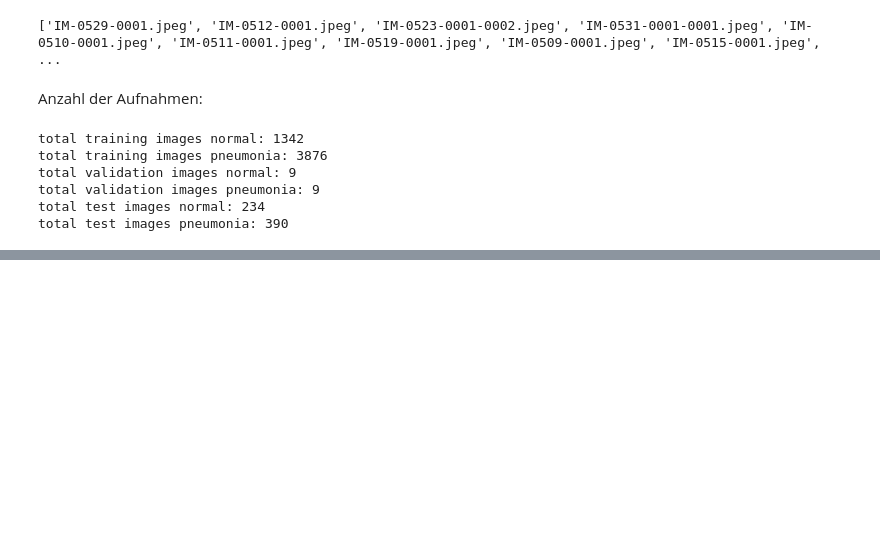
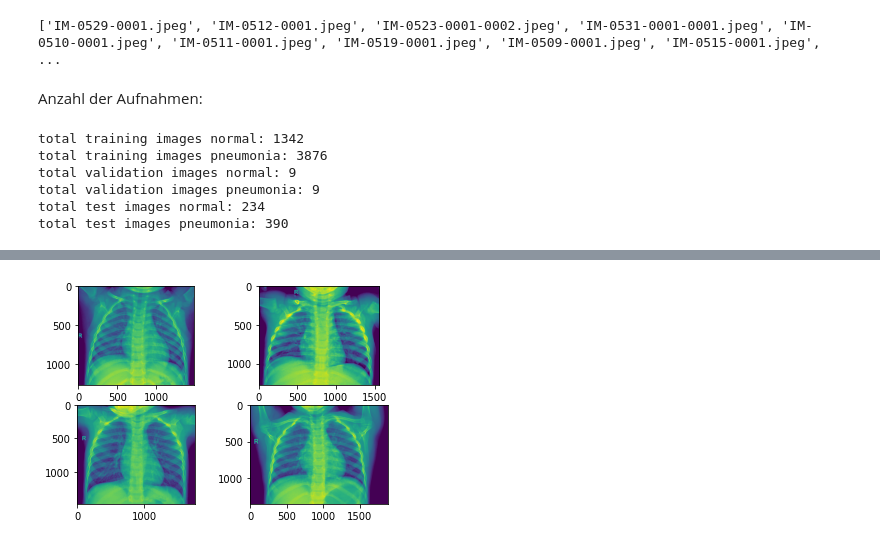
Before and after one commit to Jurij-maker/Jurij-maker, a Jupyter notebook: thoraxconvbinstandard.ipynb, the cells around one changed output, grey strips where cells are left out. Drawn from its saved outputs; the diff is of its cells as text; code cells hidden in the pictures; blank space fills up the shorter version.

```diff
--- a/thoraxconvbinstandard.ipynb
+++ b/thoraxconvbinstandard.ipynb
@@ -53,0 +79,7 @@ total test images pneumonia: 390
+# %%
+for i in range(0,4):
+  plt.subplot(2,2,i+1)
+  img = io.imread(train_normal+"/" + train_normal_names[i])
+  plt.imshow(img)
+# %% [output]
+[figure, added]
```
Also changed, not shown: parts of 7 cells of this notebook.
